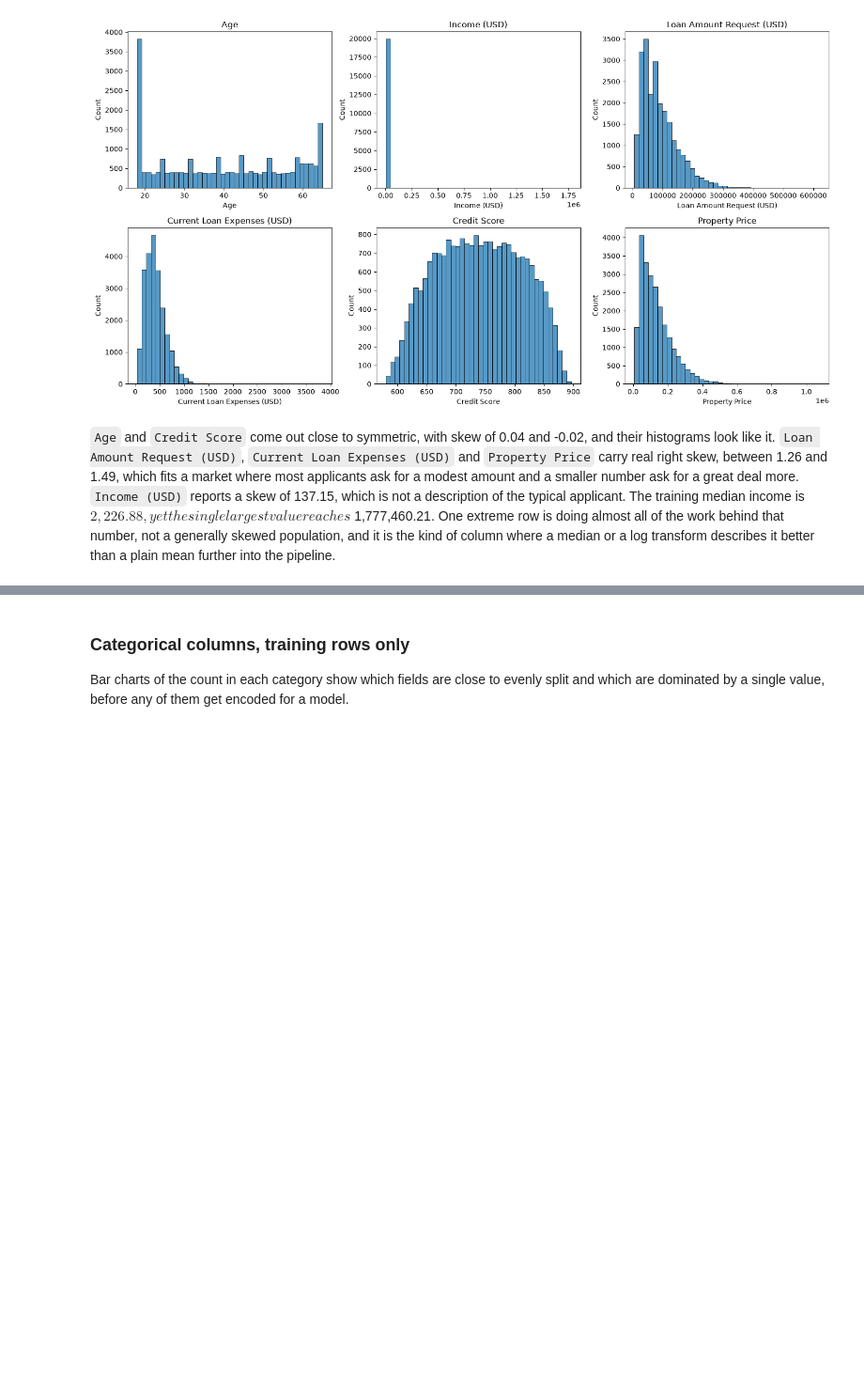
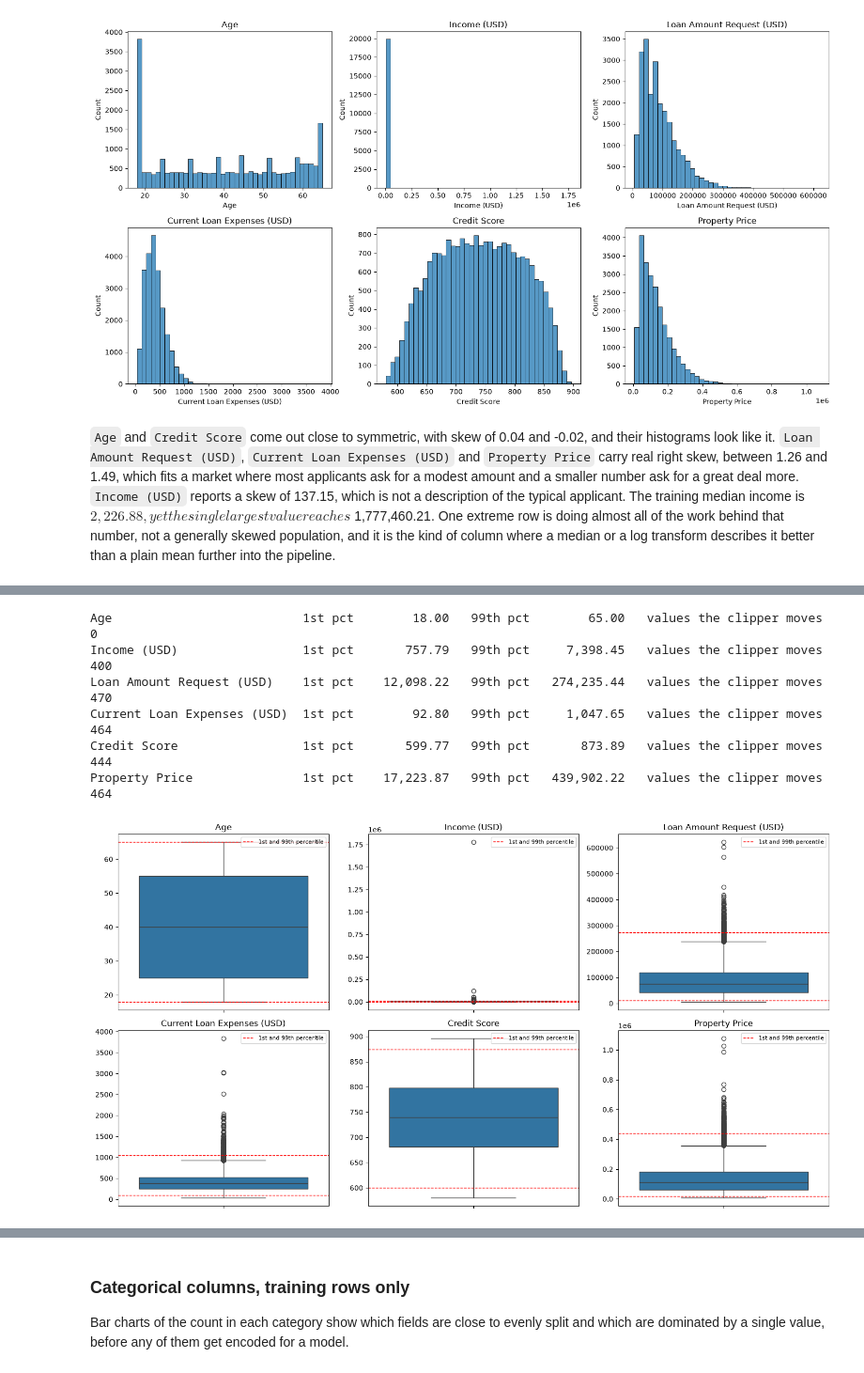
Before and after one commit to kushalkrishnappa/fai-final-project-2026, a Jupyter notebook: src/LoanSanctionAmountEstimation.ipynb, the cells around one changed output, grey strips where cells are left out. Shown at 94% size. Drawn from its saved outputs; the diff is of its cells as text; code cells hidden in the pictures; blank space fills up the shorter version.

```diff
--- a/src/LoanSanctionAmountEstimation.ipynb
+++ b/src/LoanSanctionAmountEstimation.ipynb
@@ -511,0 +522,29 @@ into the pipeline.
+# %%
+clip_bounds = {}
+for col in numeric_cols:
+    low, high = np.nanpercentile(X_train[col], [1, 99])
+    clip_bounds[col] = (low, high)
+    outside = int(((X_train[col] < low) | (X_train[col] > high)).sum())
+    print(f"{col:28s} 1st pct {low:>12,.2f}   99th pct {high:>12,.2f}   values the clipper moves {outside:>4d}")
+
+fig, axes = plt.subplots(2, 3, figsize=(15, 8))
+for col, ax in zip(numeric_cols, axes.ravel()):
+    sns.boxplot(y=X_train[col].dropna(), ax=ax)
+    low, high = clip_bounds[col]
+    ax.axhline(low, color="red", linestyle="--", linewidth=1)
+    ax.axhline(high, color="red", linestyle="--", linewidth=1, label="1st and 99th percentile")
+    ax.set_title(col)
+    ax.set_ylabel("")
+    ax.legend(loc="upper right", fontsize=8)
+plt.tight_layout()
+plt.savefig("../report/figures/outlier_boxplots.png", dpi=150, bbox_inches="tight")
+plt.show()
+plt.close(fig)
+# %% [output]
+Age                          1st pct        18.00   99th pct        65.00   values the clipper moves    0
+Income (USD)                 1st pct       757.79   99th pct     7,398.45   values the clipper moves  400
+Loan Amount Request (USD)    1st pct    12,098.22   99th pct   274,235.44   values the clipper moves  470
+Current Loan Expenses (USD)  1st pct        92.80   99th pct     1,047.65   values the clipper moves  464
+Credit Score                 1st pct       599.77   99th pct       873.89   values the clipper moves  444
+Property Price               1st pct    17,223.87   99th pct   439,902.22   values the clipper moves  464
+[figure, added]
```
Also changed, not shown: parts of 7 cells of this notebook, 3 other files.
